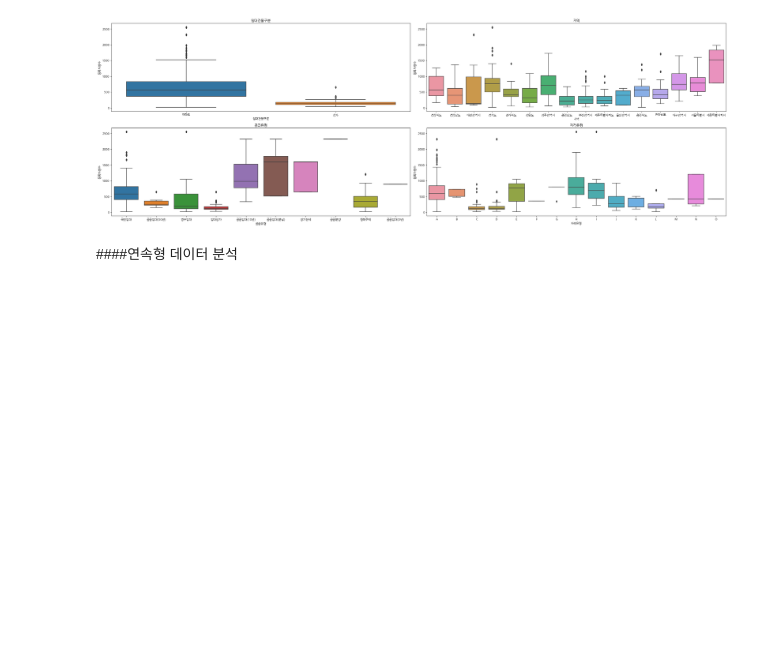
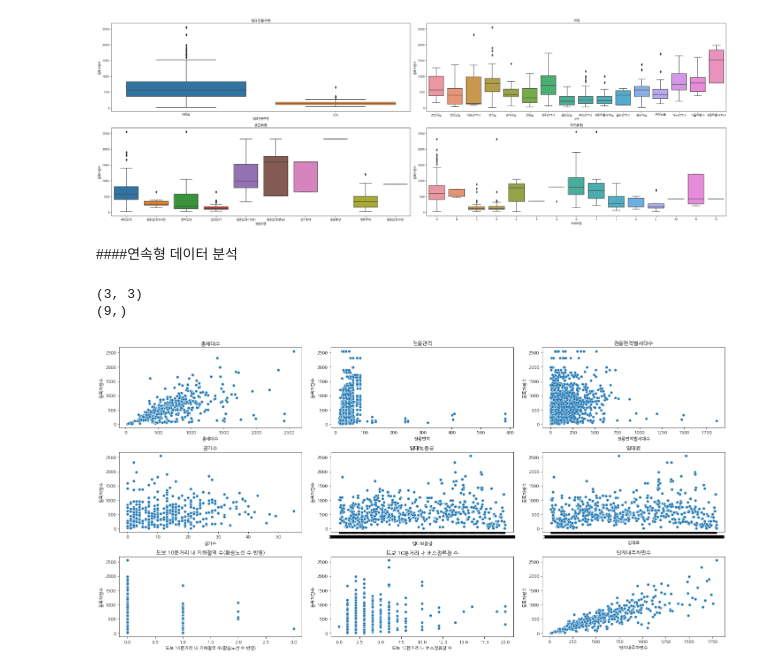
Before and after one commit to yoonyoung27/prac_python, a Jupyter notebook: parking_demand_prediction.ipynb, the cells around one changed output. Saved outputs shown, nothing was run; the diff lists cells and outputs as text; code cells hidden in the pictures; blank space fills up the shorter version.

```diff
--- a/parking_demand_prediction.ipynb
+++ b/parking_demand_prediction.ipynb
@@ -93,3 +100,5 @@ train.loc['C1439']
+# %%
+train.reset_index(inplace=True)
 # %% [markdown]
 ####범주형 데이터 분석
 # %%
@@ -168,3 +177,21 @@ plt.tight_layout()
 ####연속형 데이터 분석
 # %%
 numerical_cols = ['총세대수', '전용면적', '전용면적별세대수', '공가수', '임대보증금', '임대료', '도보 10분거리 내 지하철역 수(환승노선 수 반영)', '도보 10분거리 내 버스정류장 수', '단지내주차면수']
+# %%
+figure, ax_list_list = plt.subplots(nrows=3, ncols=3);
+figure.set_size_inches(20,10)
+
+ax_list = ax_list_list.reshape(9)
+print(ax_list_list.shape)
+print(ax_list.shape)
+
+for i in range(len(numerical_cols)):
+    col = numerical_cols[i]
+    sns.scatterplot(data=train, x=col, y='등록차량수', ax=ax_list[i])
+    ax_list[i].set_title(col)
+
+plt.tight_layout()
+# %% [output]
+(3, 3)
+(9,)
+[figure, added]
```
Also changed, not shown: parts of 10 cells of this notebook.
